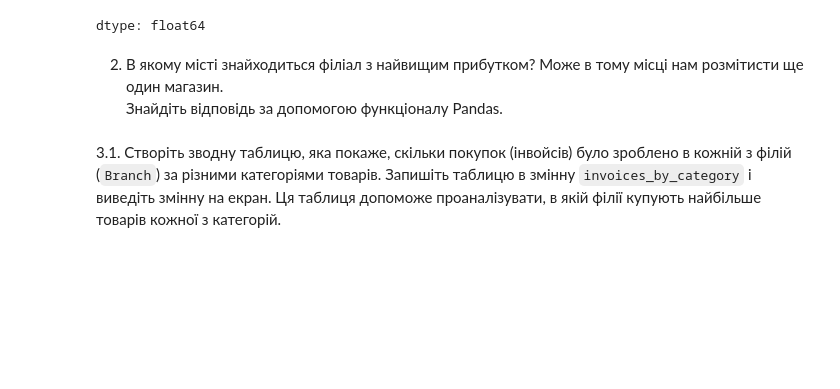
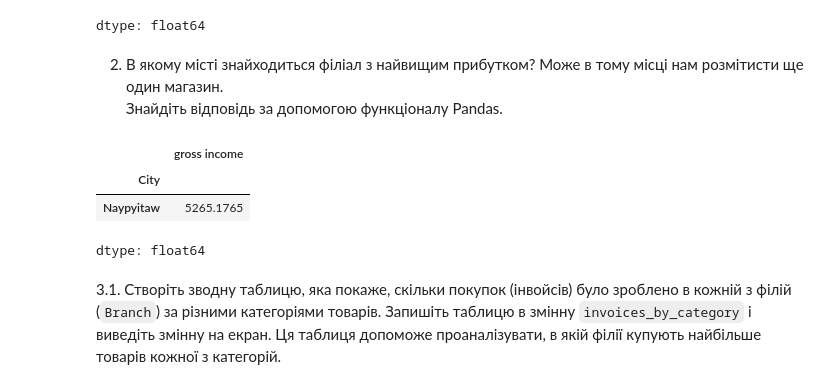
Before and after one commit to yevheniyazadoya-oss/Python_for_ds_tasks, a Jupyter notebook: hw_10_4_apply,_groupby,_pivot_table.ipynb, the cells around one changed output. Saved outputs shown, nothing was run; the diff lists cells and outputs as text; code cells hidden in the pictures; blank space fills up the shorter version.

```diff
--- a/hw_10_4_apply,_groupby,_pivot_table.ipynb
+++ b/hw_10_4_apply,_groupby,_pivot_table.ipynb
@@ -36,6 +36,13 @@ dtype: float64
 # %% [markdown]
 2. В якому місті знайходиться філіал з найвищим прибутком? Може в тому місці нам розмітисти ще один магазин.
 Знайдіть відповідь за допомогою функціоналу Pandas.
+# %%
+df.groupby('City')['gross income'].sum().sort_values(ascending=False).head(1)
+# %% [output]
+|  | gross income |
+| City |  |
+| Naypyitaw | 5265.1765 |
+dtype: float64
 # %% [markdown]
 3.1. Створіть зводну таблицю, яка покаже, скільки покупок (інвойсів) було зроблено в кожній з філій (`Branch`) за різними категоріями товарів. Запишіть таблицю в змінну `invoices_by_category` і виведіть змінну на екран.
 Ця таблиця допоможе проаналізувати, в якій філії купують найбільше товарів кожної з категорій.
```
